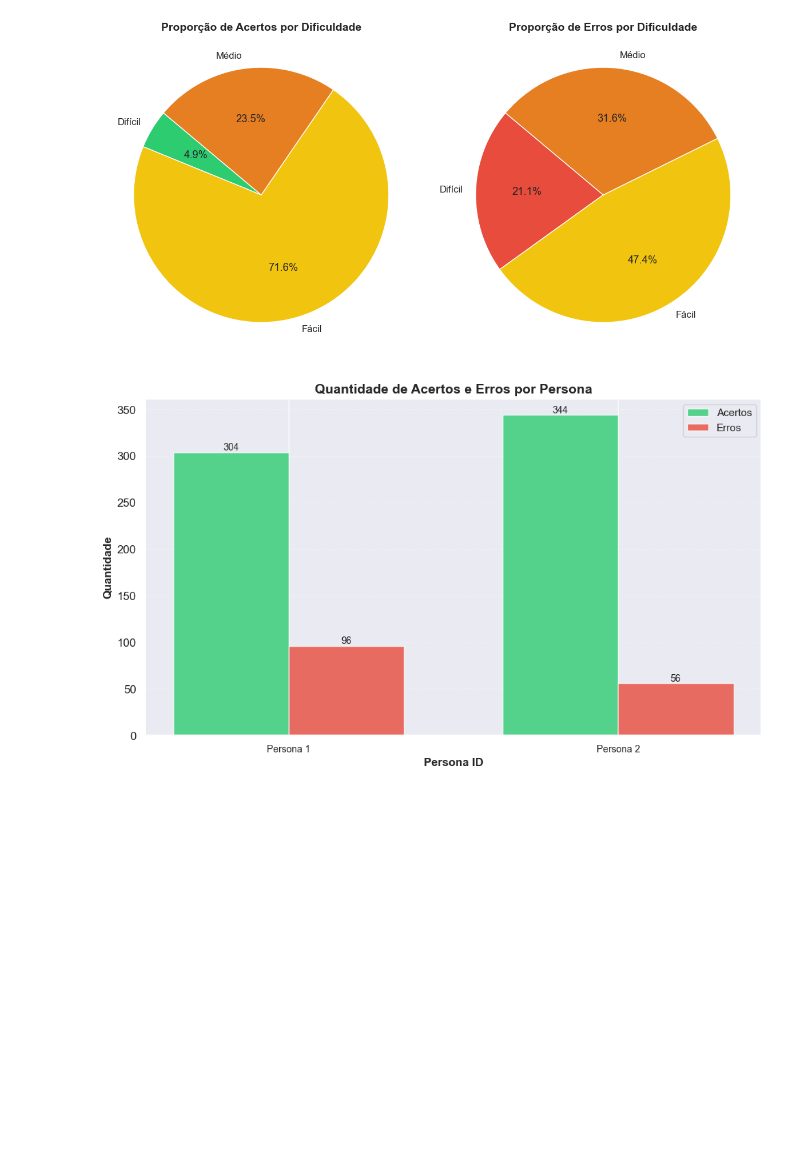
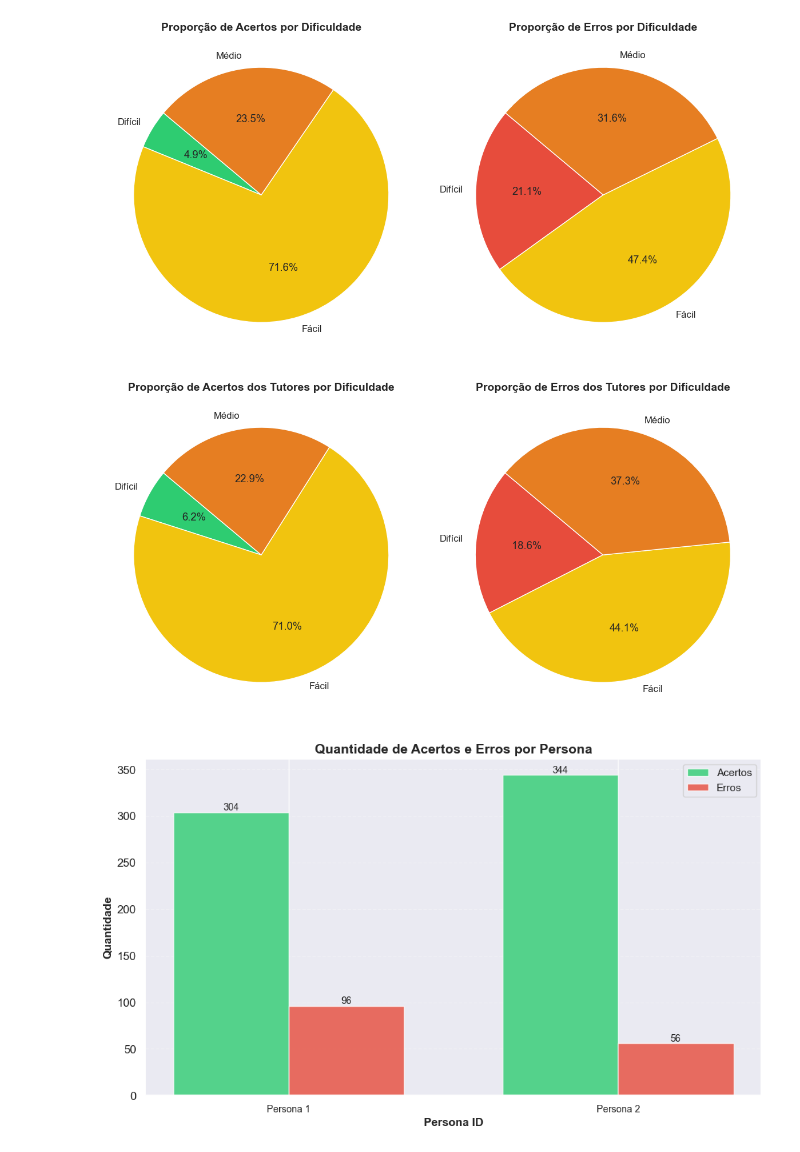
Before and after one commit to mestado9963/chatEnem, a Jupyter notebook: 6_analysis/RQ1/experiments_research_question_RQ1.ipynb, the cells around one changed output. Cells and saved outputs as stored; diff of their text form; code cells hidden in the pictures; blank space fills up the shorter version.

```diff
--- a/6_analysis/RQ1/experiments_research_question_RQ1.ipynb
+++ b/6_analysis/RQ1/experiments_research_question_RQ1.ipynb
@@ -406,6 +406,29 @@ plt.tight_layout()
 plt.show()
 # %% [output]
 [figure]
+# %%
+# Gere um gráfico de pizza que mostre a proporção de acertos e erros dos tutores por nível de dificuldade da questão. Não precisa expecificar o modelo do tutor, apenas a proporção geral de acertos e erros por dificuldade.
+import matplotlib.pyplot as plt
+# Agrupe os dados por dificuldade e acerto_tutor_resp
+acertos_tutor_por_dificuldade = analise_questions_df[analise_questions_df['acerto_tutor_resp'] == 1].groupby('dificuldade').size()
+erros_tutor_por_dificuldade = analise_questions_df[analise_questions_df['acerto_tutor_resp'] == 0].groupby('dificuldade').size()
+# Prepare os dados para o gráfico
+dificuldades = sorted(analise_questions_df['dificuldade'].unique())
+acertos_tutor = [acertos_tutor_por_dificuldade.get(dif, 0) for dif in dificuldades]
+erros_tutor = [erros_tutor_por_dificuldade.get(dif, 0) for dif in dificuldades]
+# Crie o gráfico de pizza
+labels = dificuldades
+sizes_acertos_tutor = acertos_tutor
+sizes_erros_tutor = erros_tutor
+fig, ax = plt.subplots(1, 2, figsize=(12, 6))
+ax[0].pie(sizes_acertos_tutor, labels=labels, autopct='%1.1f%%', startangle=140, colors=['#2ecc71', '#f1c40f', '#e67e22'])
+ax[0].set_title('Proporção de Acertos dos Tutores por Dificuldade', fontsize=14, fontweight='bold')
+ax[1].pie(sizes_erros_tutor, labels=labels, autopct='%1.1f%%', startangle=140, colors=['#e74c3c', '#f1c40f', '#e67e22'])
+ax[1].set_title('Proporção de Erros dos Tutores por Dificuldade', fontsize=14, fontweight='bold')
+plt.tight_layout()
+plt.show()
+# %% [output]
+[figure, added]
 # %%
 # Gere um gráfico de acertos e erros por persona (persona_id) utilizando o dataframe de questões "questions_df". O gráfico deve mostrar a quantidade de acertos e erros para cada persona.
 import matplotlib.pyplot as plt
```
Also changed, not shown: parts of 7 cells of this notebook, 12 other files.
